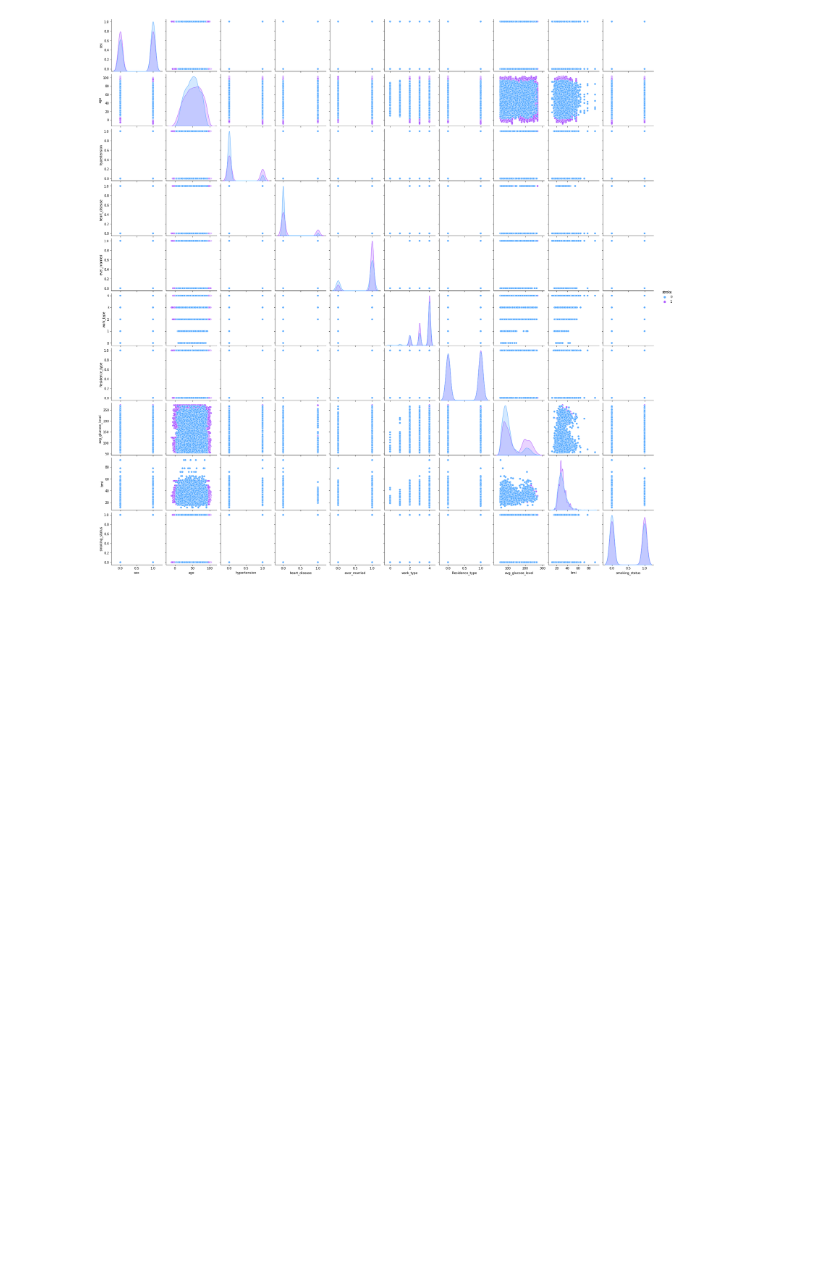
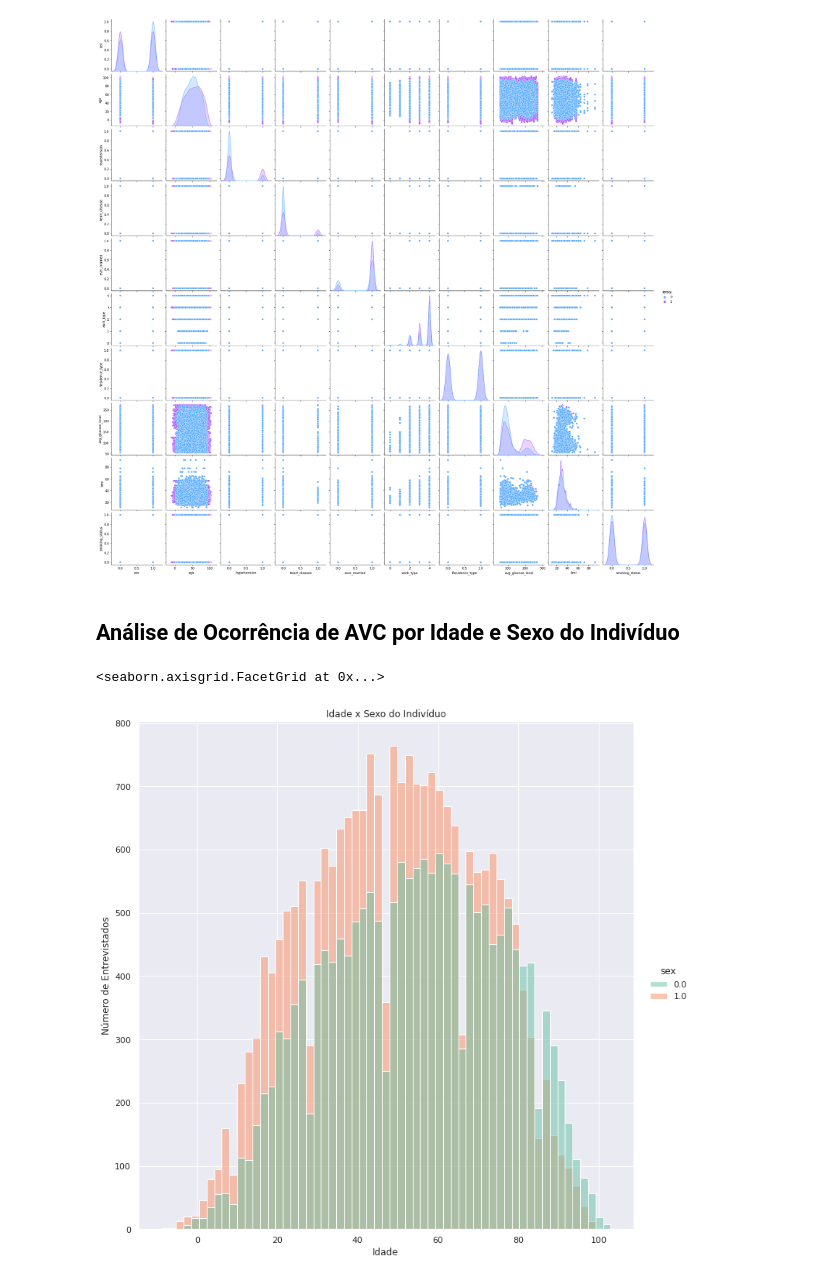
Before and after one commit to matt-ritton/ufrrj-trab-topicosBD, a Jupyter notebook: TrabalhoTopicosBD.ipynb, the cells around one changed output. Drawn from its saved outputs; the diff is of its cells as text; code cells hidden in the pictures; blank space fills up the shorter version.

```diff
--- a/TrabalhoTopicosBD.ipynb
+++ b/TrabalhoTopicosBD.ipynb
@@ -91,3 +91,11 @@ sns.pairplot(df, hue='stroke', palette='cool') #exibe um gráfico de dispersão
 # %% [output]
 <seaborn.axisgrid.PairGrid at 0x...>
 [figure]
+# %% [markdown]
+## Análise de Ocorrência de AVC por Idade e Sexo do Indivíduo
+# %%
+dis_g = sns.displot(data = df, x = 'age', hue = 'sex', palette = 'Set2', height= 10)
+dis_g.set(title = 'Idade x Sexo do Indivíduo', xlabel = 'Idade', ylabel = 'Número de Entrevistados')
+# %% [output]
+<seaborn.axisgrid.FacetGrid at 0x...>
+[figure, added]
```
Also changed, not shown: parts of 8 cells of this notebook.
